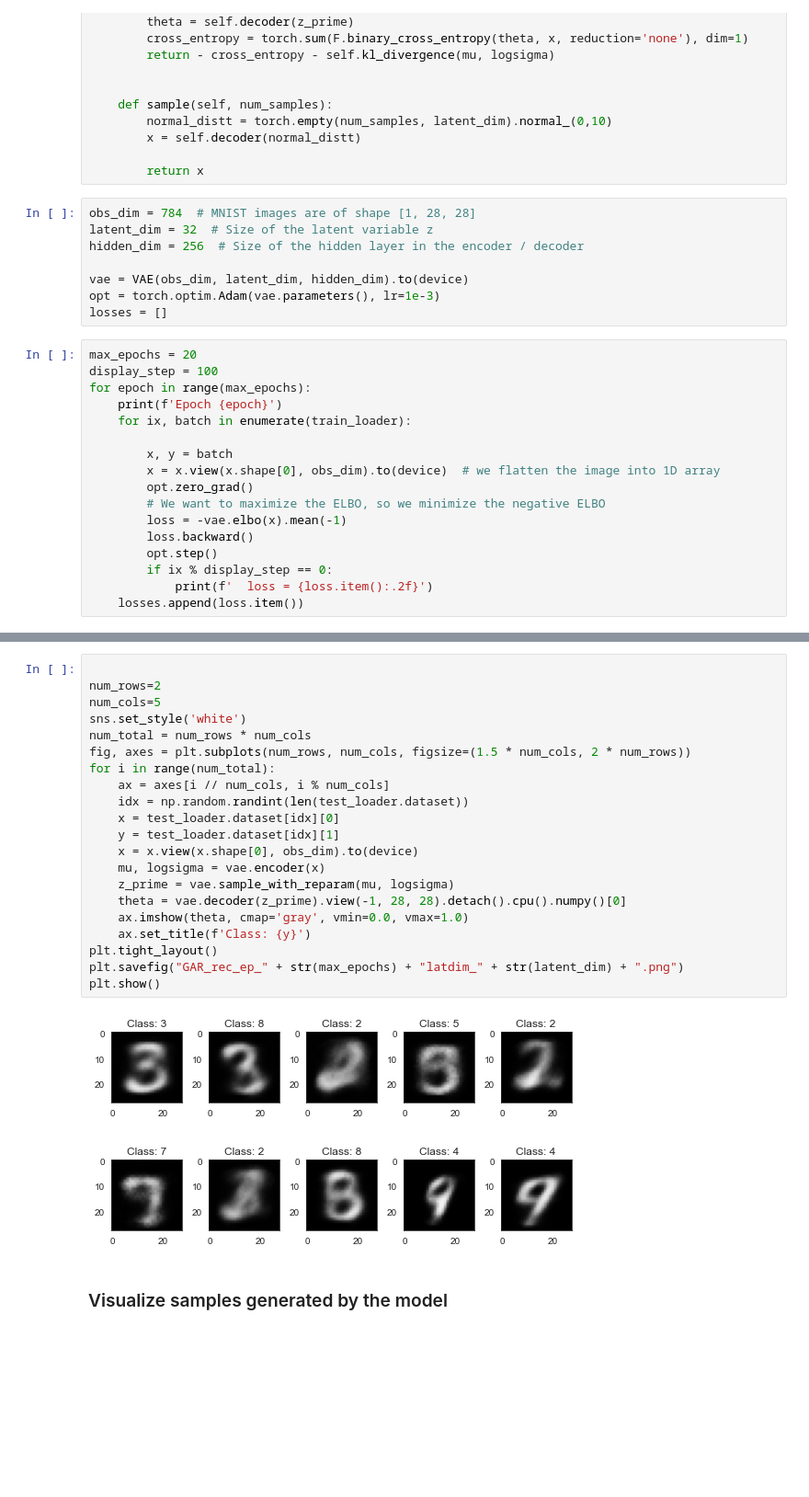
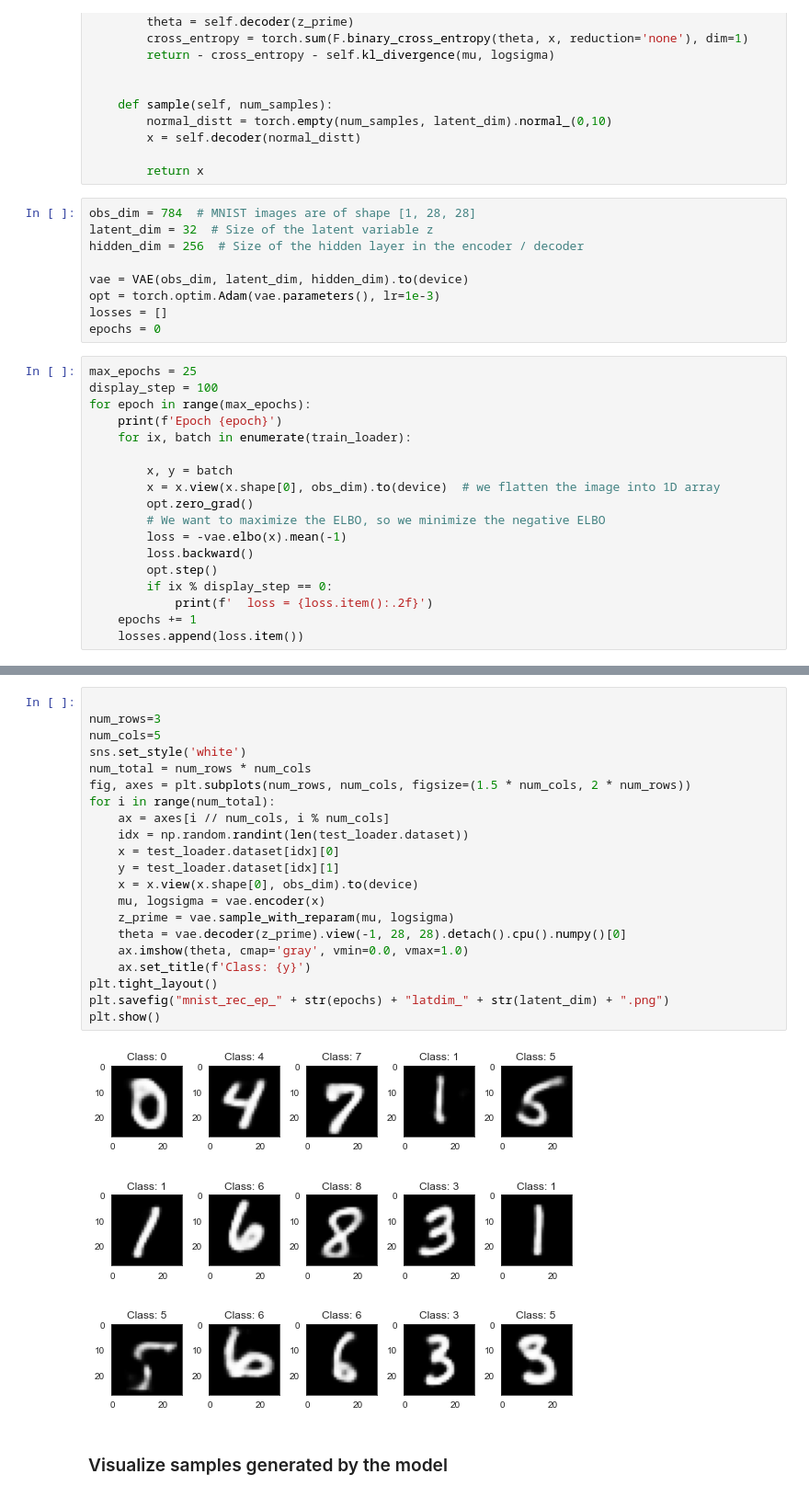
Before and after one commit to sinanharputluoglu/DataRepresentation, a Jupyter notebook: mnist_vae.ipynb, the cells around one changed output, grey strips where cells are left out. Shown at 92% size. Drawn from its saved outputs; the diff is of its cells as text; blank space fills up the shorter version.

```diff
--- a/mnist_vae.ipynb
+++ b/mnist_vae.ipynb
@@ -127,8 +127,9 @@ hidden_dim = 256  # Size of the hidden layer in the encoder / decoder
 vae = VAE(obs_dim, latent_dim, hidden_dim).to(device)
 opt = torch.optim.Adam(vae.parameters(), lr=1e-3)
 losses = []
+epochs = 0
 # %%
-max_epochs = 20
+max_epochs = 25
 display_step = 100
 for epoch in range(max_epochs):
     print(f'Epoch {epoch}')
@@ -143,6 +144,7 @@ for epoch in range(max_epochs):
         opt.step()
         if ix % display_step == 0:
             print(f'  loss = {loss.item():.2f}')
+    epochs += 1
     losses.append(loss.item())
 # %% [output]
 Epoch 0
@@ -168,26 +175,26 @@ plt.savefig("loss_ep_" + str(max_epochs)  + "latdim_" + str(latent_dim) + ".png"
 # %%
 
-num_rows=2
+num_rows=3
 num_cols=5
 sns.set_style('white')
 num_total = num_rows * num_cols
 fig, axes = plt.subplots(num_rows, num_cols, figsize=(1.5 * num_cols, 2 * num_rows))
 for i in range(num_total):
     ax = axes[i // num_cols, i % num_cols]
     idx = np.random.randint(len(test_loader.dataset))
     x = test_loader.dataset[idx][0]
     y = test_loader.dataset[idx][1]
     x = x.view(x.shape[0], obs_dim).to(device)
     mu, logsigma = vae.encoder(x)
     z_prime = vae.sample_with_reparam(mu, logsigma)
     theta = vae.decoder(z_prime).view(-1, 28, 28).detach().cpu().numpy()[0]
     ax.imshow(theta, cmap='gray', vmin=0.0, vmax=1.0)
     ax.set_title(f'Class: {y}')
 plt.tight_layout()
-plt.savefig("GAR_rec_ep_" + str(max_epochs) + "latdim_" + str(latent_dim) + ".png")
+plt.savefig("mnist_rec_ep_" + str(epochs) + "latdim_" + str(latent_dim) + ".png")
 plt.show()
 # %% [output]
-[figure, old version]
+[figure, new version]
 # %% [markdown]
 ### Visualize samples generated by the model
 # %%
```
Also changed, not shown: parts of 4 cells of this notebook, 1 other file.
